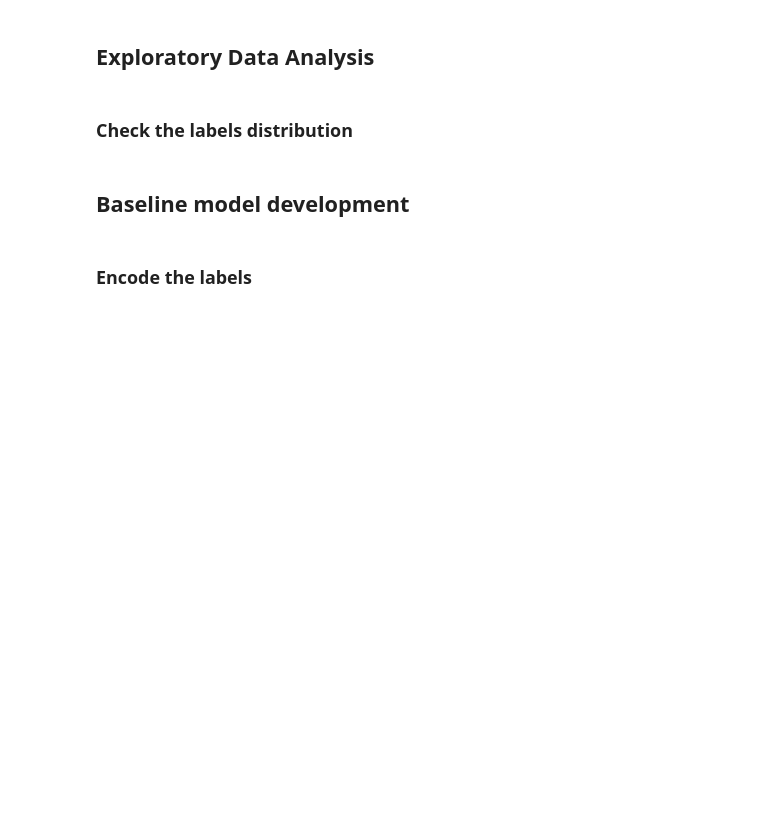
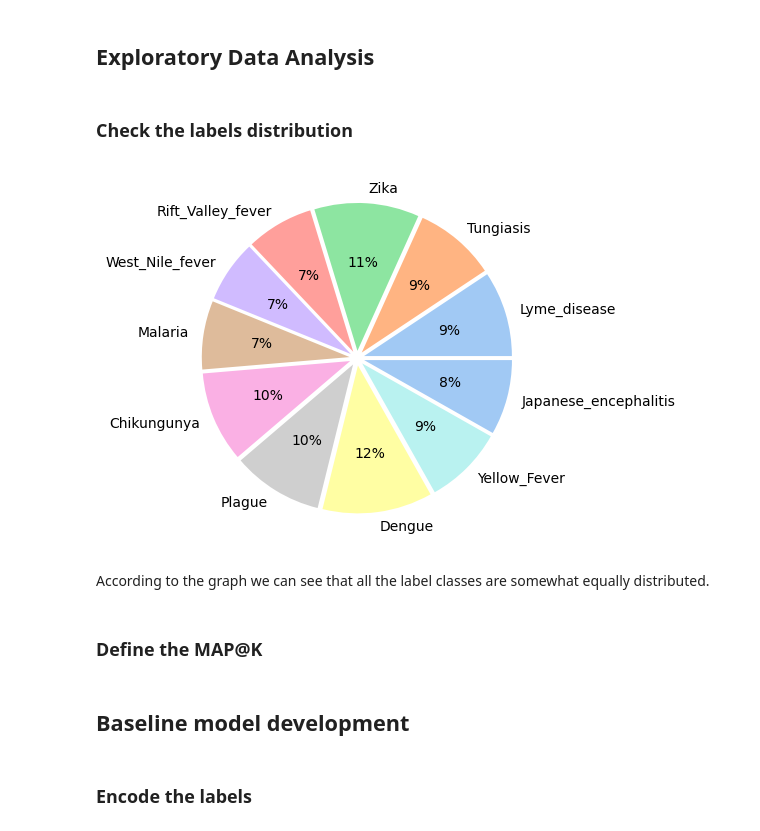
Before and after one commit to charu11/kaggle_competitions, a Jupyter notebook: ps-s3-e13.ipynb, the cells around one changed output. Saved outputs shown, nothing was run; the diff lists cells and outputs as text; code cells hidden in the pictures; blank space fills up the shorter version.

```diff
--- a/ps-s3-e13.ipynb
+++ b/ps-s3-e13.ipynb
@@ -66,3 +75,25 @@ test_df.shape
 ## Exploratory Data Analysis
 # %% [markdown]
 ### Check the labels distribution
+# %%
+# declaring data
+data = train_df.groupby(by='prognosis')['id'].count()
+keys = train_df['prognosis'].unique()
+
+# declaring exploding pie
+explode = np.ones(len(data)) * 0.05
+# define Seaborn color palette to use
+palette_color = seaborn.color_palette('pastel')
+
+# plotting data on chart
+plt.pie(data, labels=keys, colors=palette_color,
+        explode=explode, autopct='%.0f%%')
+
+# displaying chart
+plt.show()
+# %% [output]
+[figure, added]
+# %% [markdown]
+According to the graph we can see that all the label classes are somewhat equally distributed.
+# %% [markdown]
+### Define the MAP@K
```
Also changed, not shown: parts of 20 cells of this notebook.
